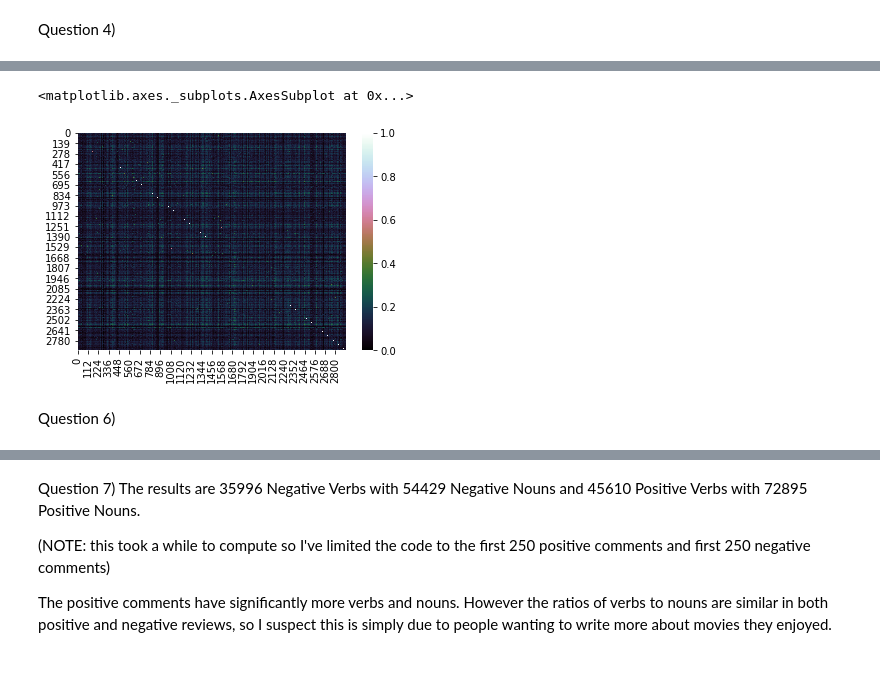
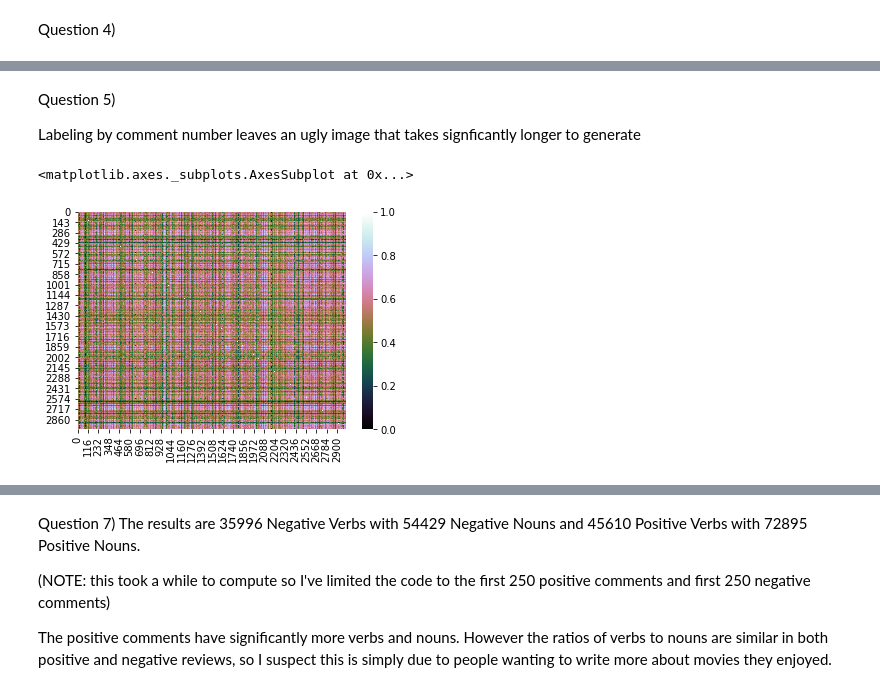
Before and after one commit to harrisontg57/NLP_Spring_2021, a Jupyter notebook: Exam1.ipynb, the cells around one changed output, grey strips where cells are left out. Drawn from its saved outputs; the diff is of its cells as text; code cells hidden in the pictures.

```diff
--- a/Exam1.ipynb
+++ b/Exam1.ipynb
@@ -127,17 +175,23 @@ Question 5)
+# %% [markdown]
+Question 5)
+
+Labeling by comment number leaves an ugly image that takes signficantly longer to generate
 # %%
 #reusing my code from homework 2
 from sklearn.feature_extraction.text import TfidfVectorizer
 from sklearn.feature_extraction.text import CountVectorizer
 from sklearn.metrics.pairwise import cosine_similarity
 import seaborn as sns
 
-vect = TfidfVectorizer()
+fnames = filenames_pos[:]
+fnames.extend(filenames_neg)
+vect = CountVectorizer()
 vector_matrix = vect.fit_transform(data['text'])
 cosine_similarity_matrix = cosine_similarity(vector_matrix)
 #print(cosine_similarity_matrix)
+#xticklabels=filenames_neg
+#print(len(fnames))
 sns.heatmap(cosine_similarity_matrix,cmap=sns.color_palette("cubehelix", as_cmap=True))
 # %% [output]
 <matplotlib.axes._subplots.AxesSubplot at 0x...>
-[figure, old version]
+[figure, new version]
-# %% [markdown]
-Question 6)
```
Also changed, not shown: parts of 10 cells of this notebook.
